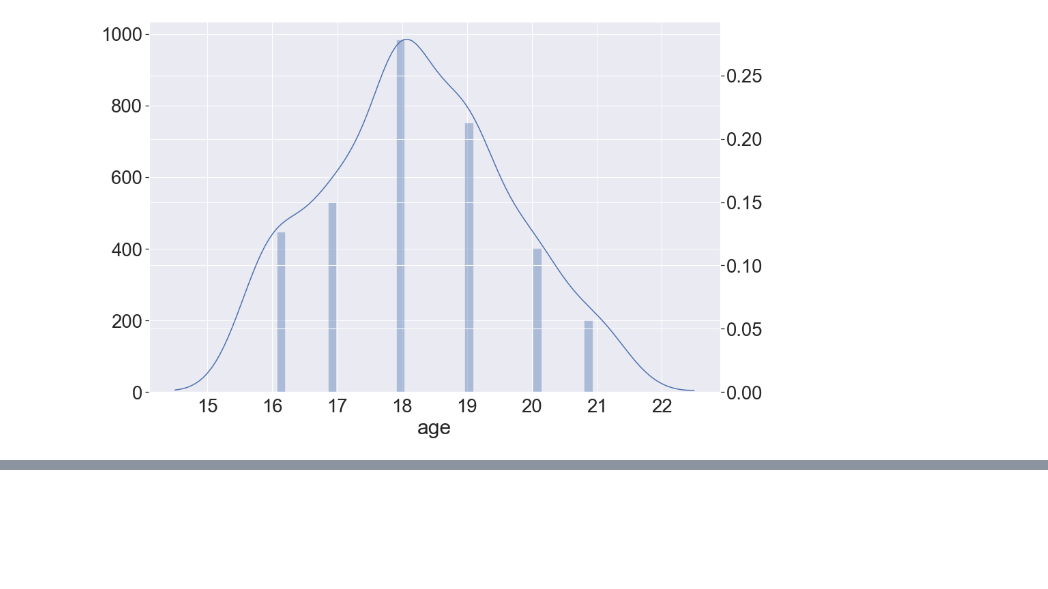
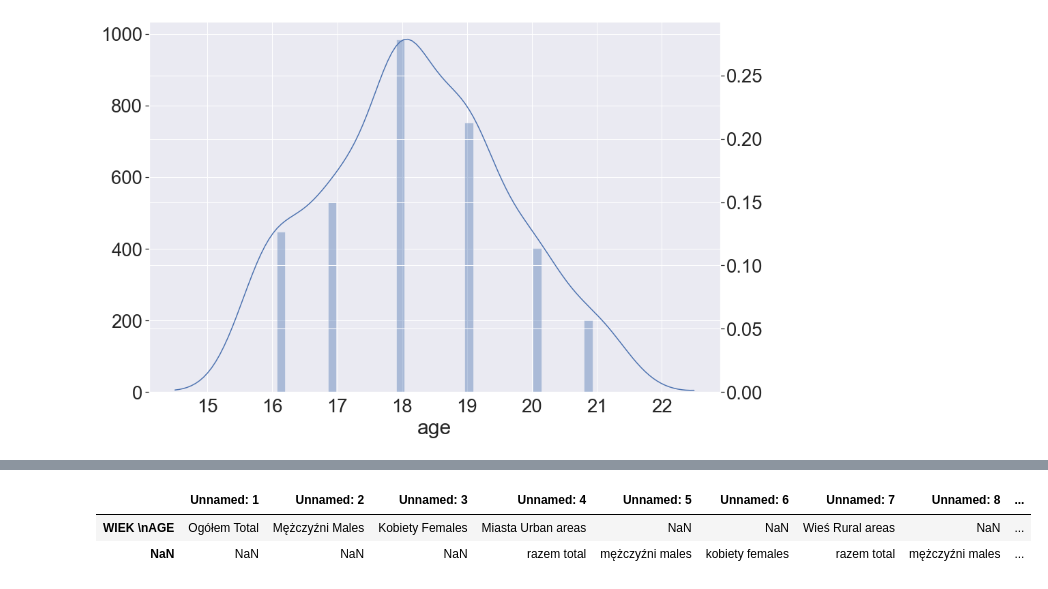
Before and after one commit to krassowska/scouts-and-ticks, a Jupyter notebook: Demographics.ipynb, the cells around one changed output, grey strips where cells are left out. Drawn from its saved outputs; the diff is of its cells as text; code cells hidden in the pictures; blank space fills up the shorter version.

```diff
--- a/Demographics.ipynb
+++ b/Demographics.ipynb
@@ -119,0 +152,6 @@ sns.distplot(g.age, hist=False, ax=ax2, kde_kws={'bw': .5});
+# %%
+gus_2018_all.iloc[[5, 6]]
+# %% [output]
+|  | Unnamed: 1 | Unnamed: 2 | Unnamed: 3 | Unnamed: 4 | Unnamed: 5 | Unnamed: 6 | Unnamed: 7 | Unnamed: 8 | ... |
+| WIEK \nAGE | Ogółem Total | Mężczyźni Males | Kobiety Females | Miasta Urban areas | NaN | NaN | Wieś Rural areas | NaN | ... |
+| NaN | NaN | NaN | NaN | razem total | mężczyźni males | kobiety females | razem total | mężczyźni males | ... |
```
Also changed, not shown: parts of 21 cells of this notebook, 1 other file.
